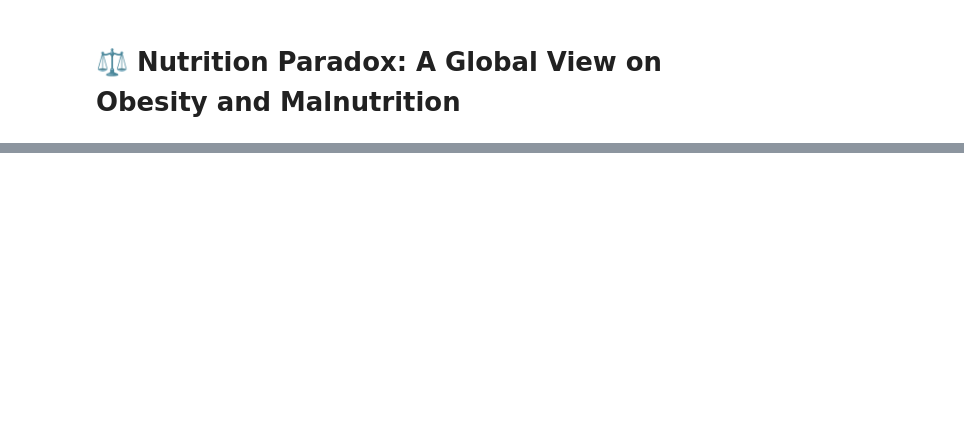
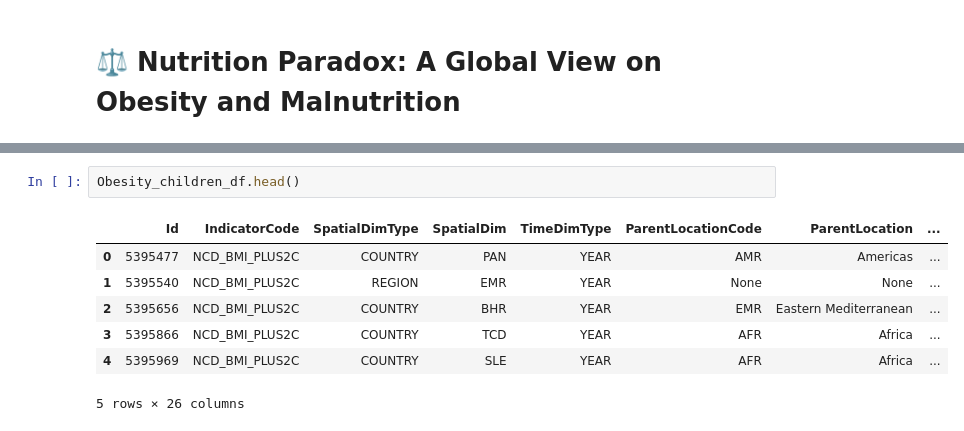
Before and after one commit to ArunK-ML/Project---Nutrition-Paradox-A-Global-View-on-Obesity-and-Malnutrition, a Jupyter notebook: Nutrition_Paradox.ipynb, the cells around one changed output, grey strips where cells are left out. Cells and saved outputs as stored; diff of their text form; blank space fills up the shorter version.

```diff
--- a/Nutrition_Paradox.ipynb
+++ b/Nutrition_Paradox.ipynb
@@ -59,0 +46,10 @@ Malnutrition_children_df = pd.DataFrame(Malnutrition_children["value"])
+# %%
+Obesity_children_df.head()
+# %% [output]
+|  | Id | IndicatorCode | SpatialDimType | SpatialDim | TimeDimType | ParentLocationCode | ParentLocation | ... |
+| 0 | 5395477 | NCD_BMI_PLUS2C | COUNTRY | PAN | YEAR | AMR | Americas | ... |
+| 1 | 5395540 | NCD_BMI_PLUS2C | REGION | EMR | YEAR | None | None | ... |
+| 2 | 5395656 | NCD_BMI_PLUS2C | COUNTRY | BHR | YEAR | EMR | Eastern Mediterranean | ... |
+| 3 | 5395866 | NCD_BMI_PLUS2C | COUNTRY | TCD | YEAR | AFR | Africa | ... |
+| 4 | 5395969 | NCD_BMI_PLUS2C | COUNTRY | SLE | YEAR | AFR | Africa | ... |
+5 rows × 26 columns
```
Also changed, not shown: parts of 5 cells of this notebook.
